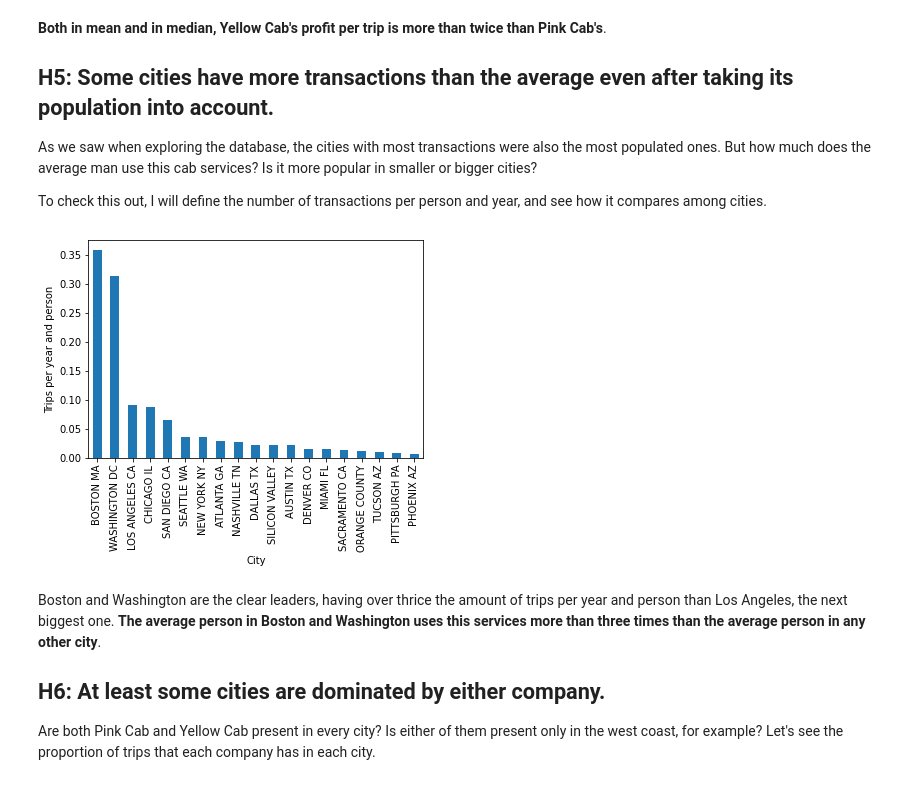
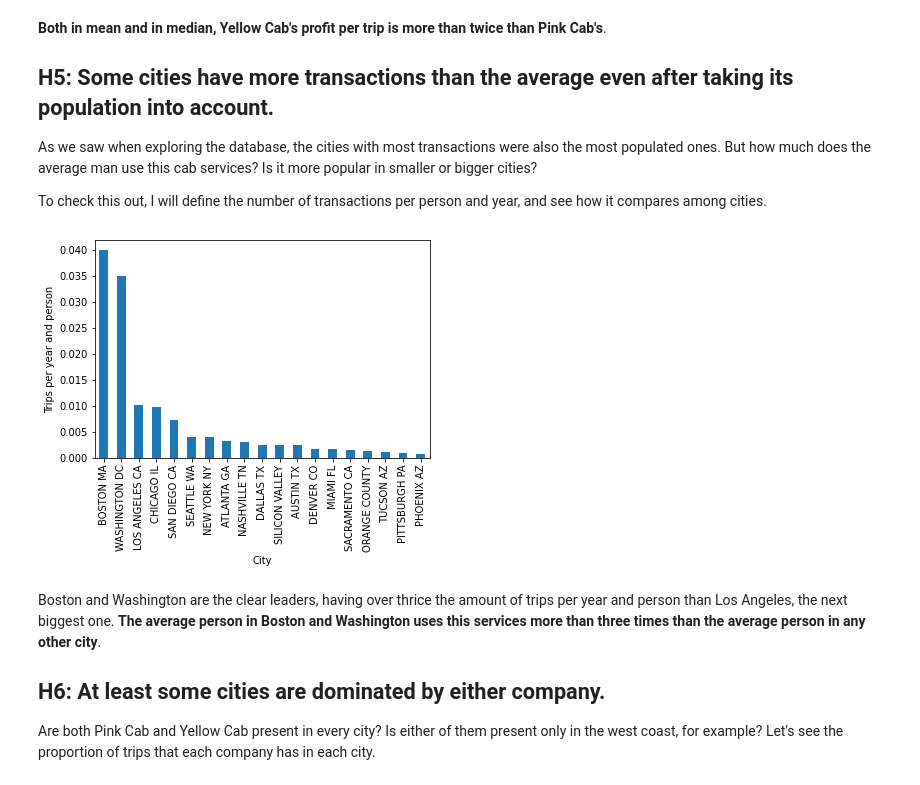
Before and after one commit to dme48/dataglacier-internship, a Jupyter notebook: Week 2/eda.ipynb, the cells around one changed output. Cells and saved outputs as stored; diff of their text form; code cells hidden in the pictures.

Commit message:
Corrected mistake in yearly factor

```diff
--- a/Week 2/eda.ipynb
+++ b/Week 2/eda.ipynb
@@ -421,17 +421,17 @@ To check this out, I will define the number of transactions per person and year,
 # %%
 transactions_by_city = pd.merge(master.groupby("City")["Age"].count().rename("trips"),
                                 master.groupby("City")["Population"].min(),
                                 on="City")
-factor = (master["Date of Travel"].max() - master["Date of Travel"].min()).days / 365.25
+factor =  365.25 / (master["Date of Travel"].max() - master["Date of Travel"].min()).days
 
 transactions_by_city["Trips per capita"] = factor * transactions_by_city.trips / transactions_by_city.Population
 transactions_by_city = transactions_by_city.sort_values(by="Trips per capita", ascending=False)
 
 transactions_by_city.plot.bar(y="Trips per capita", legend=False)
 plt.ylabel("Trips per year and person")
 plt.show()
 # %% [output]
-[figure, old version]
+[figure, new version]
 # %% [markdown]
 Boston and Washington are the clear leaders, having over thrice the amount of trips per year and person than Los Angeles, the next biggest one. **The average person in Boston and Washington uses this services more than three times than the average person in any other city**.
 
```
Also changed, not shown: parts of 1 cell of this notebook.
